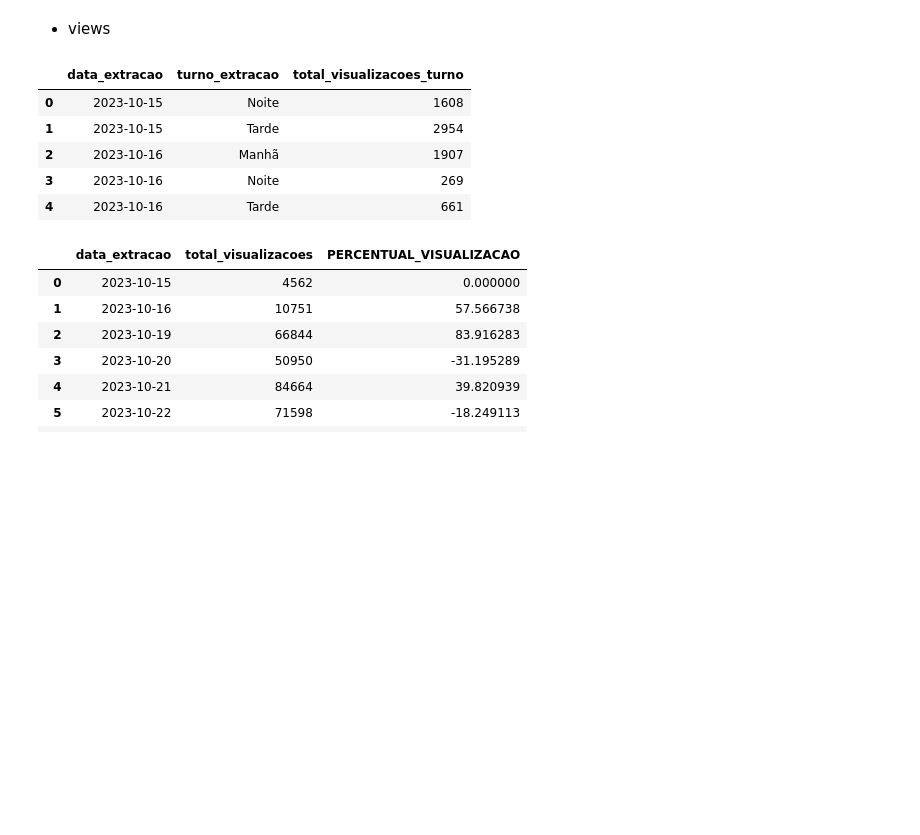
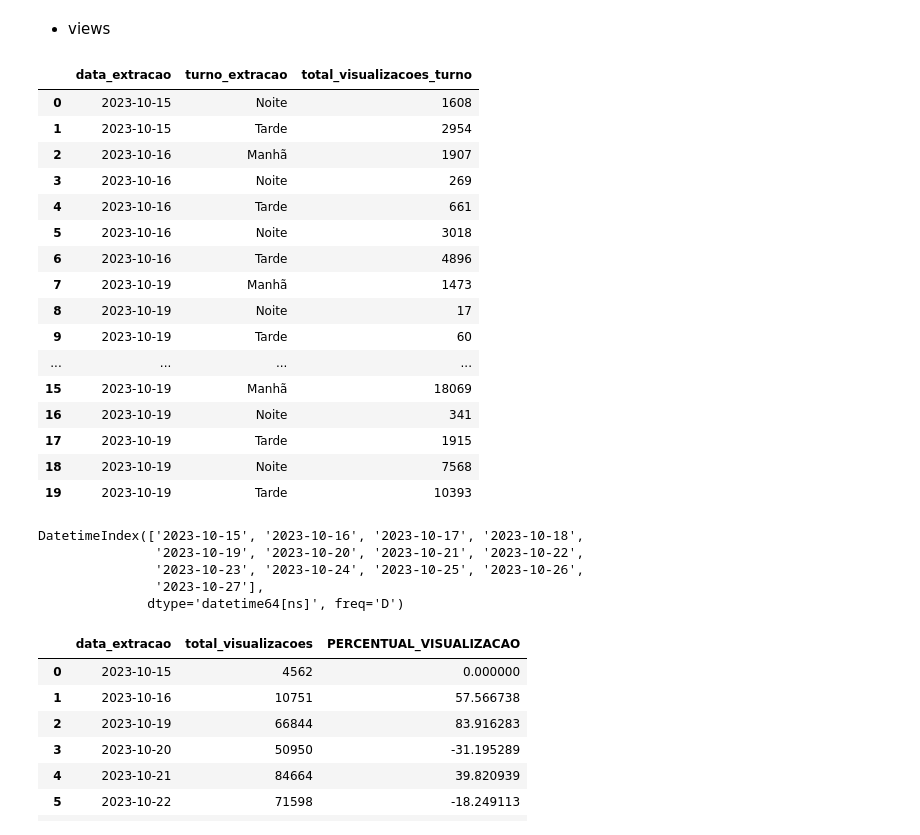
Before and after one commit to rodrigorocha1/analise_dados_youtube, a Jupyter notebook: notebooks/visualizações.ipynb, the cells around one changed output. Drawn from its saved outputs; the diff is of its cells as text; code cells hidden in the pictures; blank space fills up the shorter version.

```diff
--- a/notebooks/visualizações.ipynb
+++ b/notebooks/visualizações.ipynb
@@ -48,22 +48,42 @@ tipos = {
 # %%
 df_result = pd.read_sql_query(
     ' SELECT data_extracao, '
     ' turno_extracao, '
     ' total_visualizacoes_turno '
     ' FROM TOTAL_VISUALIZACOES_POR_SEMANA '
     ' where TOTAL_VISUALIZACOES_POR_SEMANA.assunto = "assunto_cities_skylines" '
     ' AND ID_CANAL="UCrOH1V-FyMunBIMrKL0y0xQ"',
     con=engine,
     dtype=tipos
 )
-df_result.head()
+df_result.head(20)
 # %% [output]
 |  | data_extracao | turno_extracao | total_visualizacoes_turno |
 | 0 | 2023-10-15 | Noite | 1608 |
 | 1 | 2023-10-15 | Tarde | 2954 |
 | 2 | 2023-10-16 | Manhã | 1907 |
 | 3 | 2023-10-16 | Noite | 269 |
 | 4 | 2023-10-16 | Tarde | 661 |
+| 5 | 2023-10-16 | Noite | 3018 |
+| 6 | 2023-10-16 | Tarde | 4896 |
+| 7 | 2023-10-19 | Manhã | 1473 |
+| 8 | 2023-10-19 | Noite | 17 |
+| 9 | 2023-10-19 | Tarde | 60 |
+| ... | ... | ... | ... |
+| 15 | 2023-10-19 | Manhã | 18069 |
+| 16 | 2023-10-19 | Noite | 341 |
+| 17 | 2023-10-19 | Tarde | 1915 |
+| 18 | 2023-10-19 | Noite | 7568 |
+| 19 | 2023-10-19 | Tarde | 10393 |
+# %%
+date_range = pd.date_range(start='2023-10-15', periods=13, freq='D')
+date_range
+# %% [output]
+DatetimeIndex(['2023-10-15', '2023-10-16', '2023-10-17', '2023-10-18',
+               '2023-10-19', '2023-10-20', '2023-10-21', '2023-10-22',
+               '2023-10-23', '2023-10-24', '2023-10-25', '2023-10-26',
+               '2023-10-27'],
+              dtype='datetime64[ns]', freq='D')
 # %%
 df_percentual_variacao = df_result.groupby('data_extracao') \
     .agg(total_visualizacoes=('total_visualizacoes_turno', 'sum')).reset_index()
```
Also changed, not shown: parts of 1 cell of this notebook.
